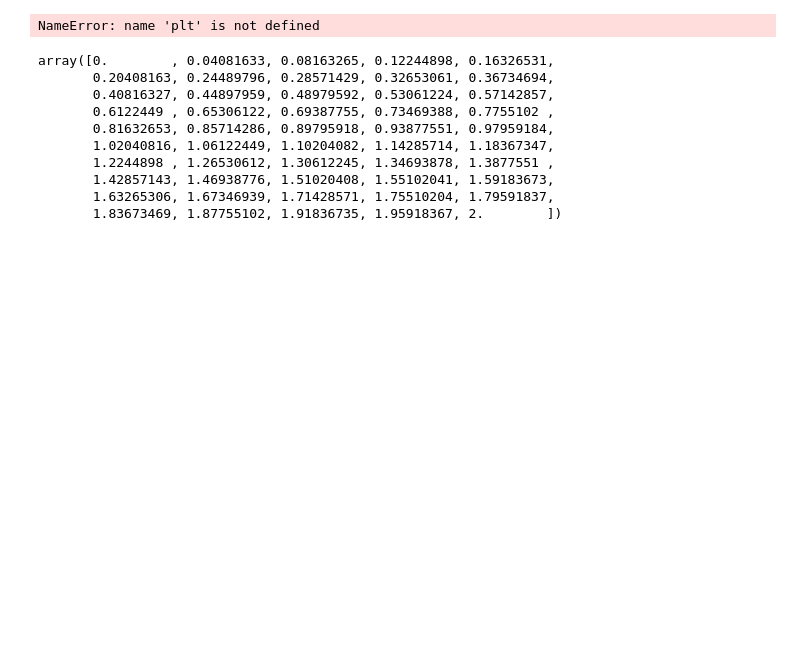
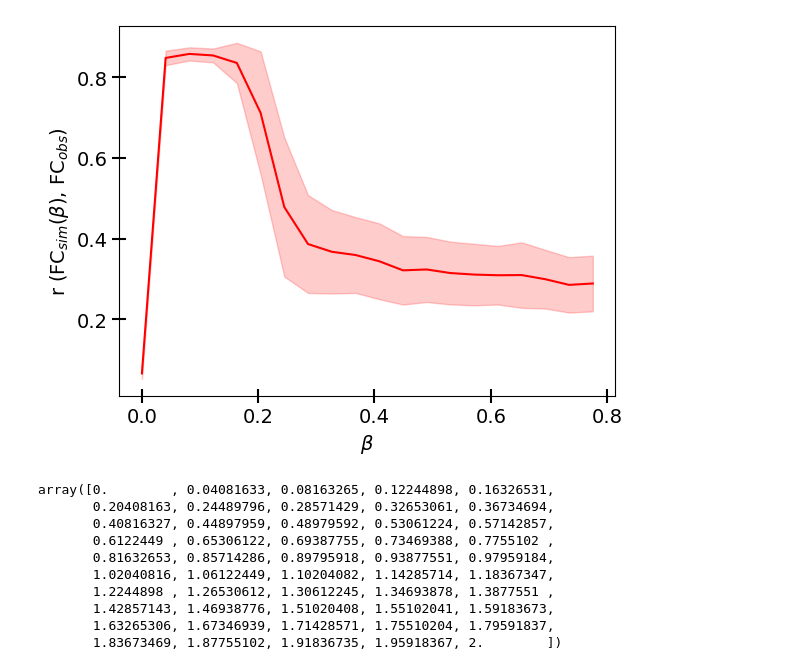
Before and after one commit to shivanshseth/fmri-functional-connectivity-ising, a Jupyter notebook: src/results.ipynb, the cells around one changed output. Saved outputs shown, nothing was run; the diff lists cells and outputs as text; code cells hidden in the pictures; blank space fills up the shorter version.

```diff
--- a/src/results.ipynb
+++ b/src/results.ipynb
@@ -4,18 +4,22 @@ import numpy as np
 # %%
 cg_mean, cg_std = np.loadtxt('./results/beta_optimization').T
 g_mean, g_std = np.loadtxt('./results/beta_optimization_gd.csv').T
+l = 20
 betas = np.linspace(0, 2, 50)
+g_mean = g_mean[:l]
+g_std = g_std[:l]
+betas = betas[:l]
 # %%
-plt.plot(betas, cg_mean, color='gray', label = 'Conjugate Gradient Descent')
-plt.fill_between(betas, cg_mean - cg_std, cg_mean + cg_std, color='gray', alpha=0.2)
+# plt.plot(betas, cg_mean, color='gray', label = 'Conjugate Gradient Descent')
+# plt.fill_between(betas, cg_mean - cg_std, cg_mean + cg_std, color='gray', alpha=0.2)
 plt.plot(betas, g_mean, color='red', label = 'Gradient Descent')
 plt.fill_between(betas, g_mean - g_std, g_mean + g_std, color='red', alpha=0.2)
 plt.xlabel(r'$\beta$', fontsize=14)
-plt.ylabel('Correlation', fontsize=14)
-plt.legend()
+plt.ylabel(r'r (FC$_{sim}(\beta)$, FC$_{obs}$)', fontsize=14)
+# plt.legend()
 plt.tick_params(axis='both', which='major', direction='inout', length = 10, width = 1.5, labelsize='14')
 # %% [output]
-NameError: name 'plt' is not defined
+[figure, added]
 # %%
 betas
 # %% [output]
```
Also changed, not shown: parts of 10 cells of this notebook, 8 other files.
